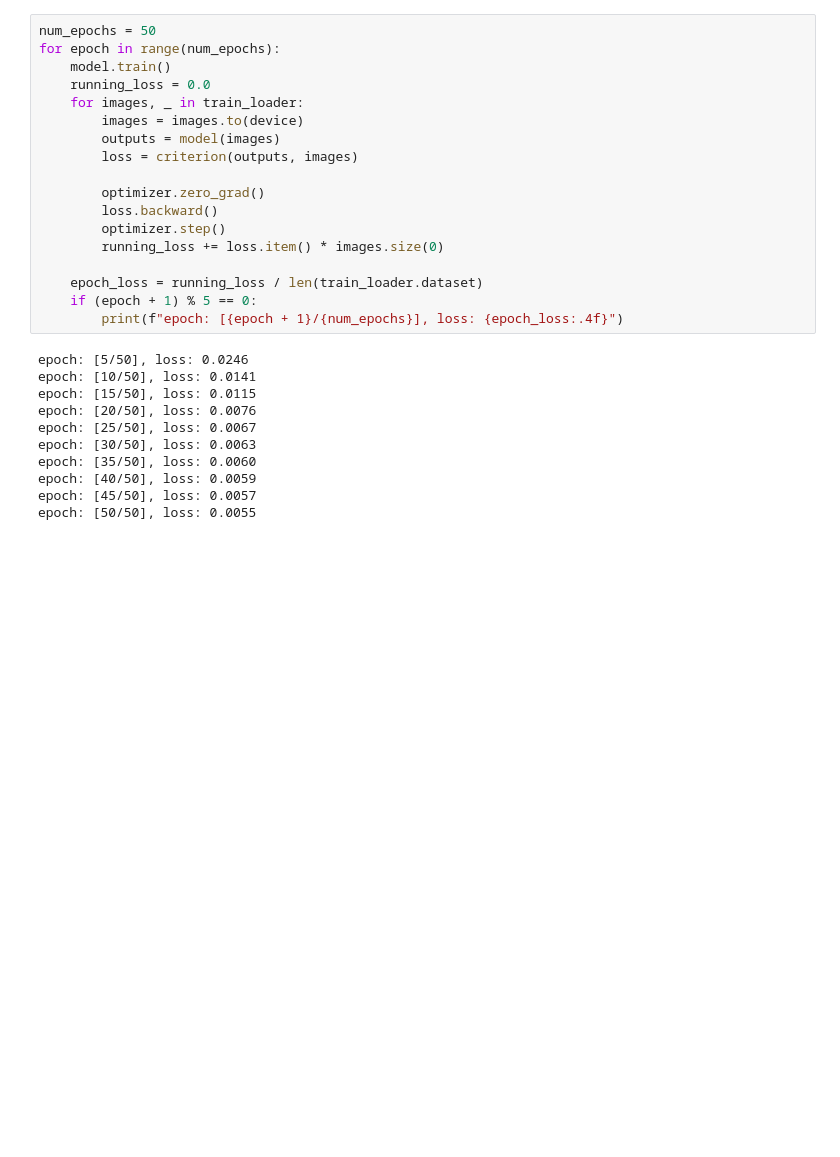
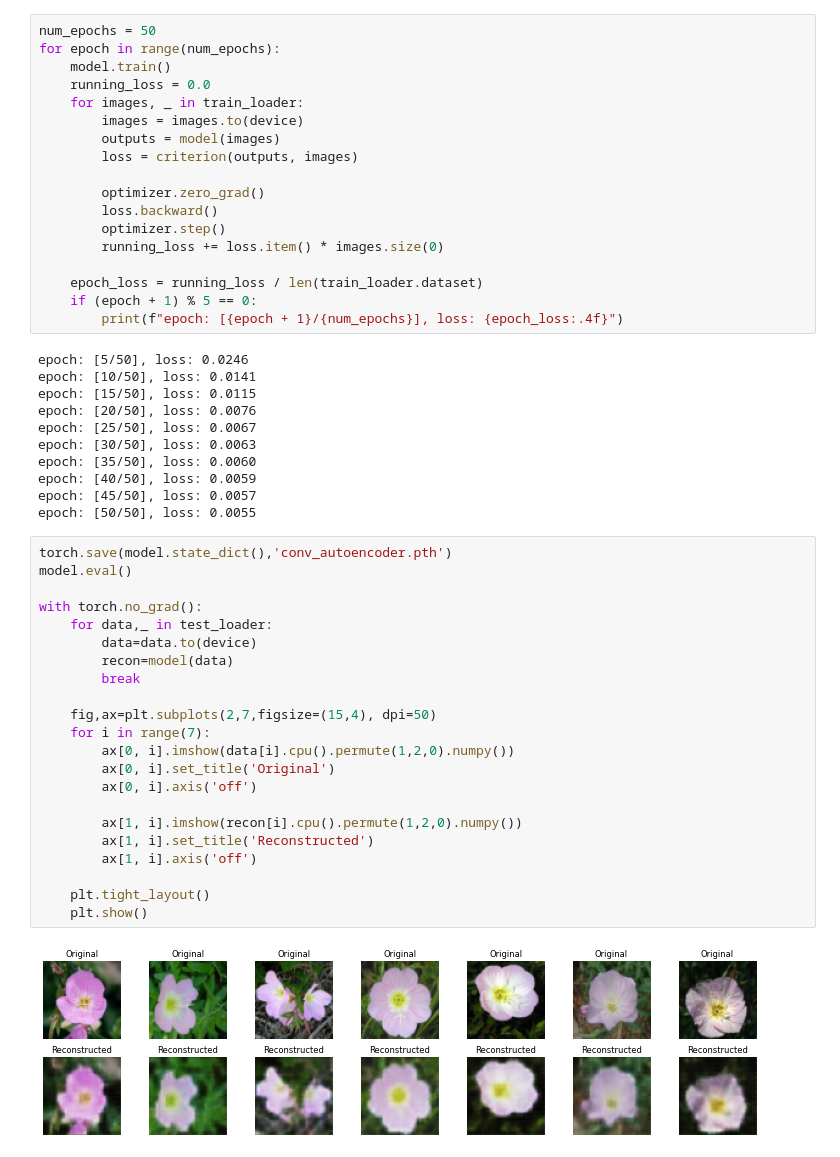
Before and after one commit to shovo896/DeepLearning2, a Jupyter notebook: cae.ipynb, the cells around one changed output. Saved outputs shown, nothing was run; the diff lists cells and outputs as text; blank space fills up the shorter version.

```diff
--- a/cae.ipynb
+++ b/cae.ipynb
@@ -78,3 +78,27 @@ epoch: [35/50], loss: 0.0060
 epoch: [40/50], loss: 0.0059
 epoch: [45/50], loss: 0.0057
 epoch: [50/50], loss: 0.0055
+# %%
+torch.save(model.state_dict(),'conv_autoencoder.pth')
+model.eval()
+
+with torch.no_grad():
+    for data,_ in test_loader:
+        data=data.to(device)
+        recon=model(data)
+        break
+
+    fig,ax=plt.subplots(2,7,figsize=(15,4), dpi=50)
+    for i in range(7):
+        ax[0, i].imshow(data[i].cpu().permute(1,2,0).numpy())
+        ax[0, i].set_title('Original')
+        ax[0, i].axis('off')
+
+        ax[1, i].imshow(recon[i].cpu().permute(1,2,0).numpy())
+        ax[1, i].set_title('Reconstructed')
+        ax[1, i].axis('off')
+
+    plt.tight_layout()
+    plt.show()
+# %% [output]
+[figure, added]
```
